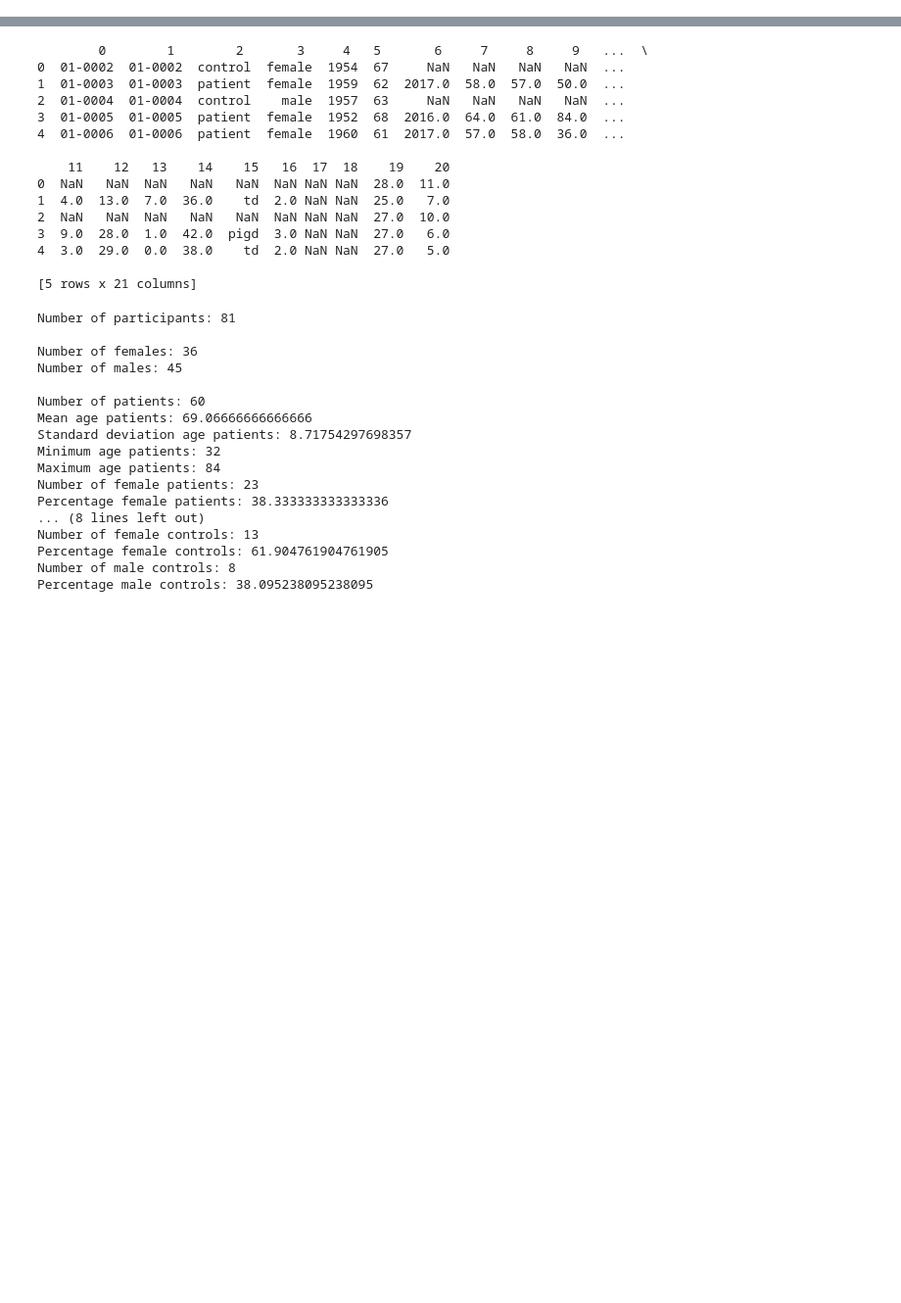
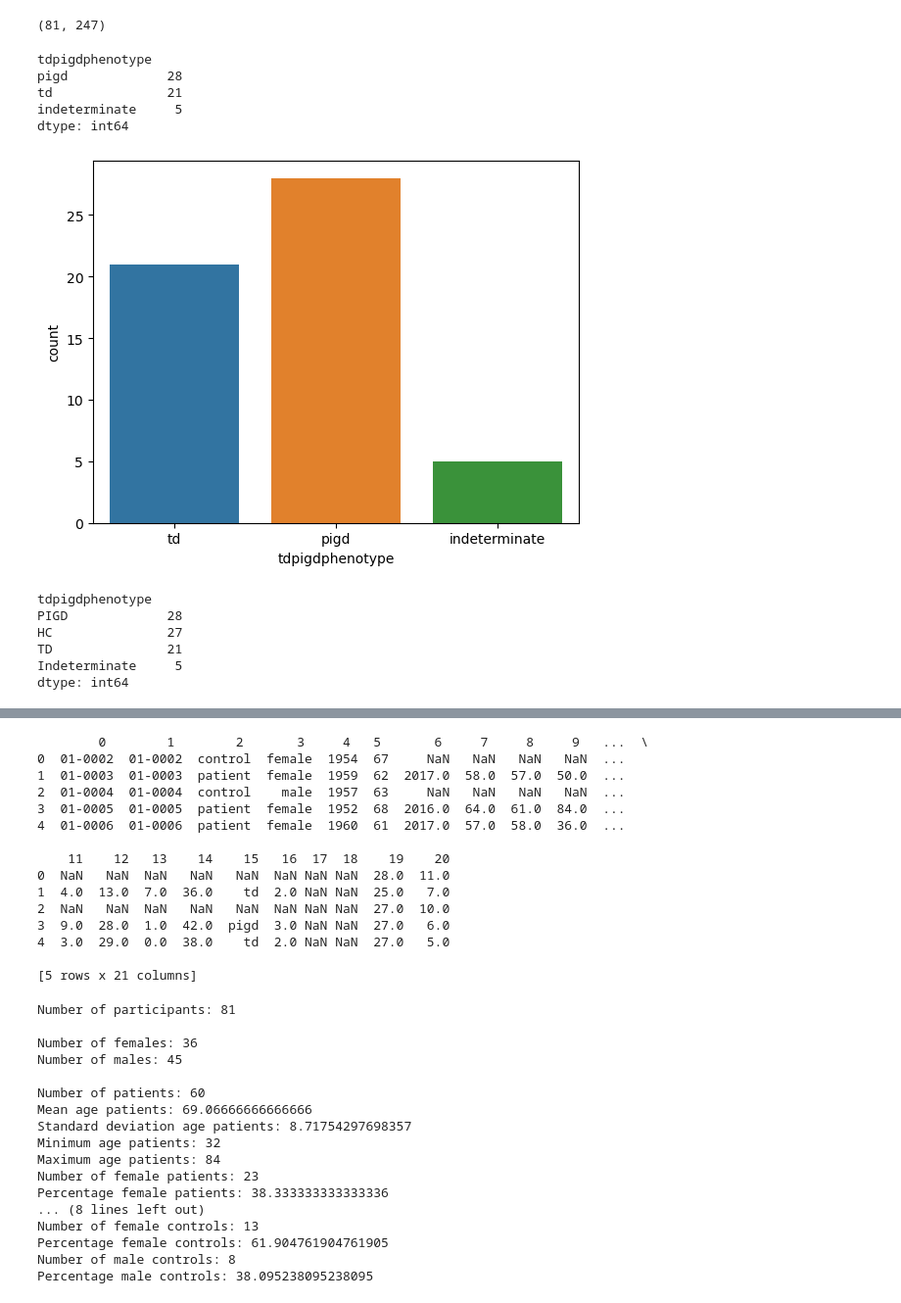
Before and after one commit to signehogstad/master, a Jupyter notebook: clinical_data_analysis.ipynb, the cells around one changed output, grey strips where cells are left out. Shown at 98% size. Cells and saved outputs as stored; diff of their text form; code cells hidden in the pictures; blank space fills up the shorter version.

```diff
--- a/clinical_data_analysis.ipynb
+++ b/clinical_data_analysis.ipynb
@@ -13,0 +94,3 @@ Index(['id', 'id ', 'status', 'gender', 'yearofbirth', 'ageatbaseline',
+# %%
+df_clinical.index = df_clinical.index.droplevel(1)
+df_clinical.head()
@@ -13,0 +165,3 @@ Index(['id', 'id ', 'status', 'gender', 'yearofbirth', 'ageatbaseline',
+# %%
+df_mri.index = df_mri.index.droplevel(1)
+df_mri.head()
@@ -13,0 +179,3 @@ Index(['id', 'id ', 'status', 'gender', 'yearofbirth', 'ageatbaseline',
+# %%
+df_total = pd.concat([df_clinical, df_mri], axis=1)
+df_total.head()
@@ -13,0 +190,28 @@ Index(['id', 'id ', 'status', 'gender', 'yearofbirth', 'ageatbaseline',
+# %%
+df_total.shape
+# %% [output]
+(81, 247)
+# %%
+df_total.value_counts("tdpigdphenotype")
+# %% [output]
+tdpigdphenotype
+pigd             28
+td               21
+indeterminate     5
+dtype: int64
+# %%
+sns.countplot(x='tdpigdphenotype', data=df_total)
+plt.show()
+# %% [output]
+[figure, added]
+# %%
+df_total['tdpigdphenotype'] = df_total['tdpigdphenotype'].fillna('HC')
+df_total['tdpigdphenotype'].replace(['td', 'pigd', 'indeterminate'], ['TD', 'PIGD', 'Indeterminate'], inplace=True)
+df_total.value_counts("tdpigdphenotype")
+# %% [output]
+tdpigdphenotype
+PIGD             28
+HC               27
+TD               21
+Indeterminate     5
+dtype: int64
```
Also changed, not shown: parts of 27 cells of this notebook.
